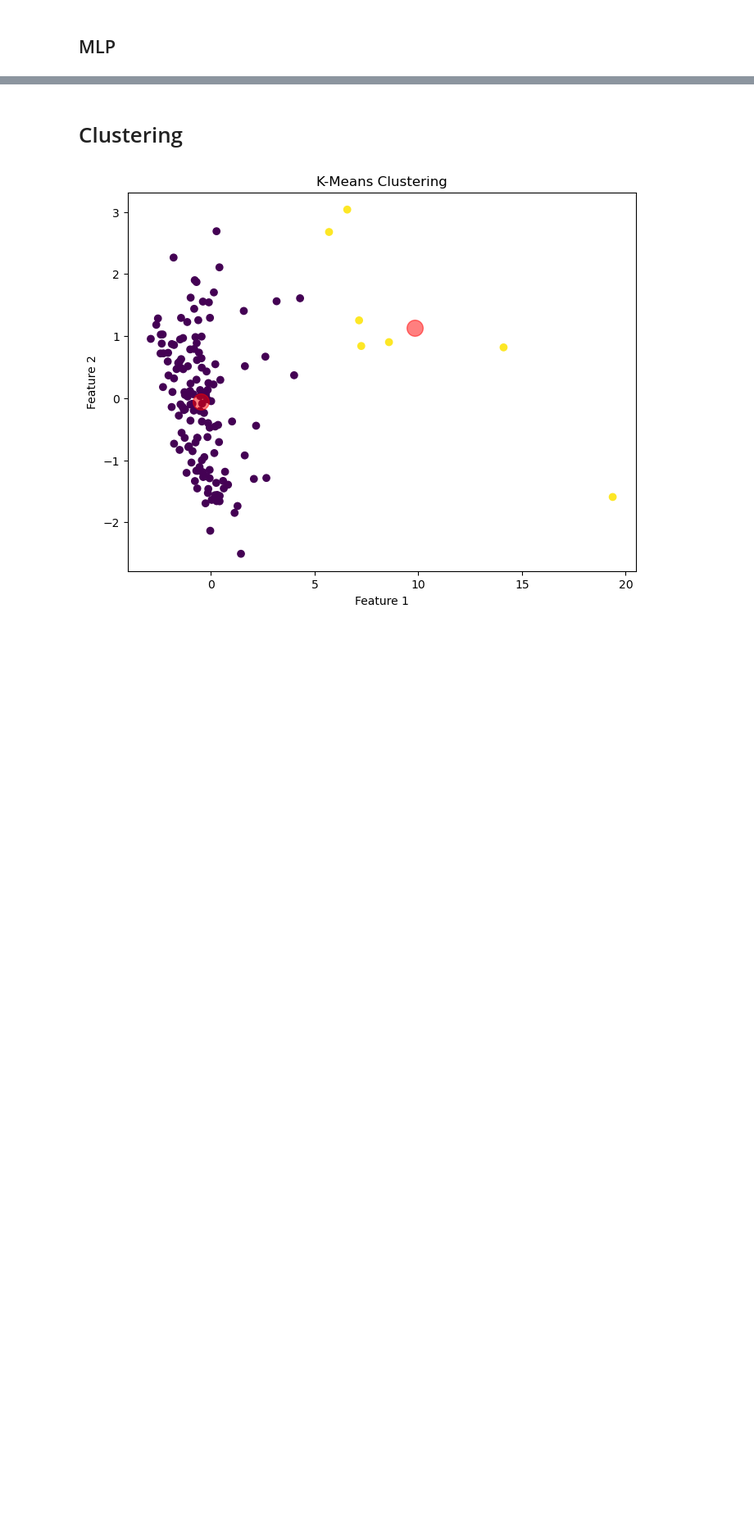
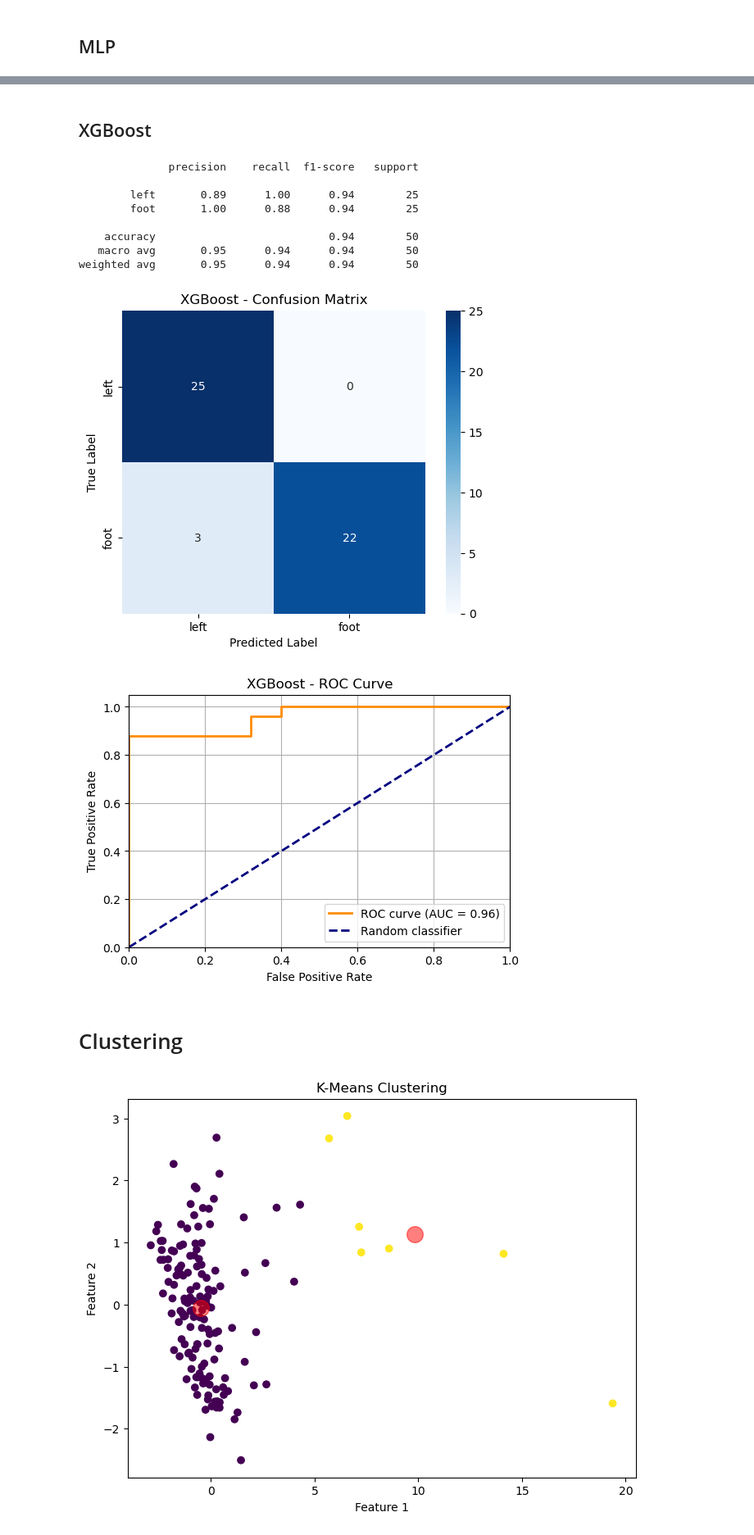
Before and after one commit to javadkavian/EEG_motor_imagery_analysis, a Jupyter notebook: src/main.ipynb, the cells around one changed output, grey strips where cells are left out. Shown at 82% size. Cells and saved outputs as stored; diff of their text form; code cells hidden in the pictures; blank space fills up the shorter version.

```diff
--- a/src/main.ipynb
+++ b/src/main.ipynb
@@ -301,3 +283,28 @@ weighted avg       0.88      0.88      0.88        50
+# %% [markdown]
+## XGBoost
+# %%
+model = xgb.XGBClassifier(
+    objective='multi:softmax',
+    num_class=2,
+    max_depth=1,
+    learning_rate=0.1,
+    n_estimators=200,
+    random_state=42,
+    reg_alpha=2,
+)
+
+train_test_report(model, X_train, X_test, y_train, y_test, data.class_labels, 'XGBoost')
+# %% [output]
+              precision    recall  f1-score   support
+
+        left       0.89      1.00      0.94        25
+        foot       1.00      0.88      0.94        25
+
+    accuracy                           0.94        50
+   macro avg       0.95      0.94      0.94        50
+weighted avg       0.95      0.94      0.94        50
+[figure, added]
+[figure, added]
 # %% [markdown]
 # Clustering
 # %%
```
Also changed, not shown: parts of 22 cells of this notebook.
